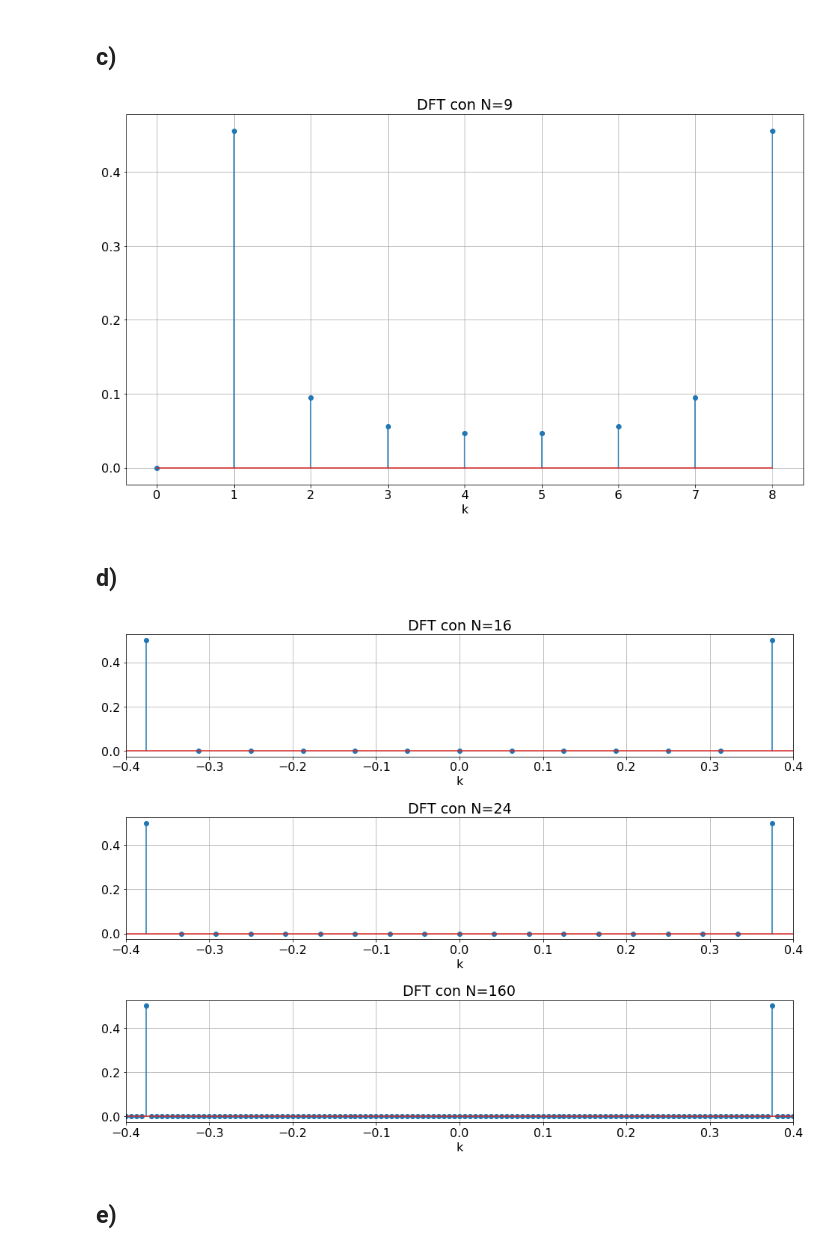
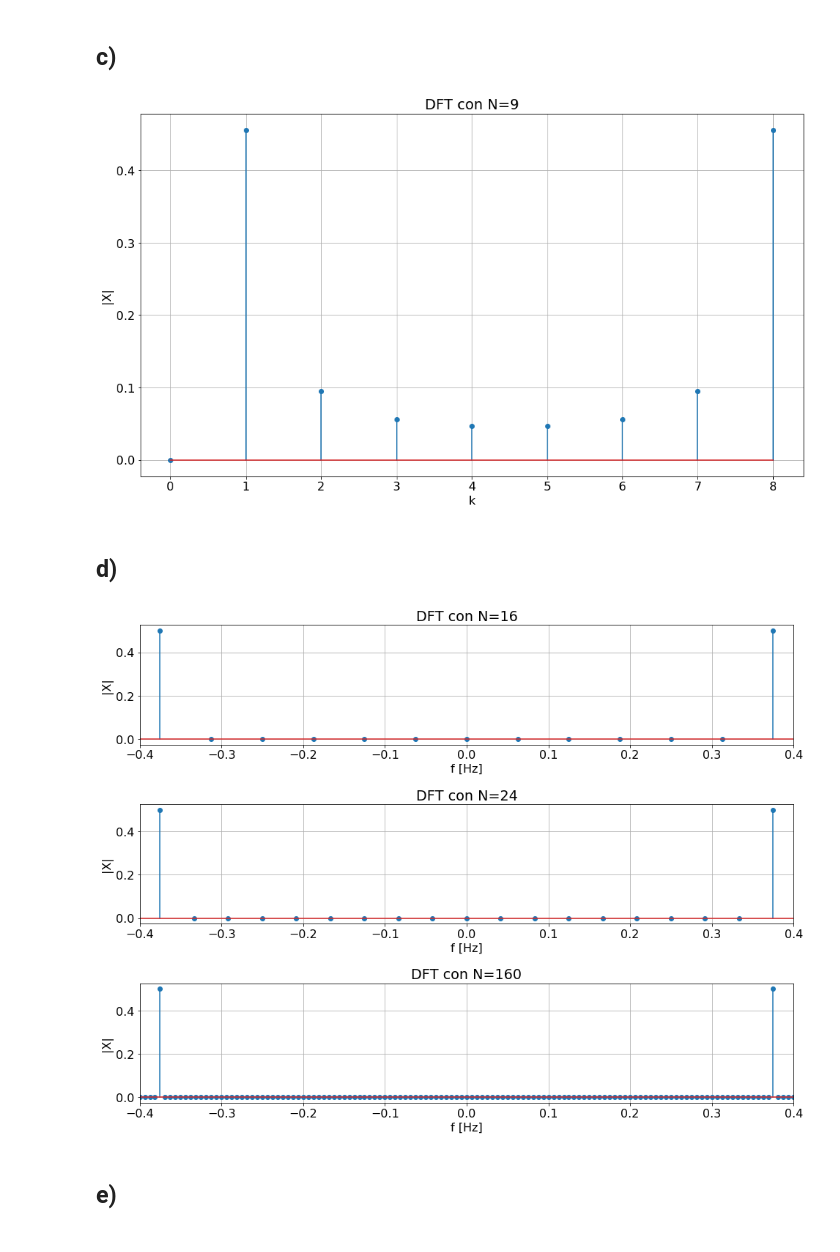
Before and after one commit to LautaroAndresSaez/Codigos_DSP, a Jupyter notebook: 01-Discreta-Periodica.ipynb, the cells around one changed output. Cells and saved outputs as stored; diff of their text form; code cells hidden in the pictures.

```diff
--- a/01-Discreta-Periodica.ipynb
+++ b/01-Discreta-Periodica.ipynb
@@ -60,10 +70,11 @@ X_mod = np.abs( calcular_fft( x, N )['X'] )
 plt.stem( X_mod )
 plt.grid()
 plt.xlabel( 'k' )
+plt.ylabel( '|X|' )
 plt.title( f'DFT con N={N}' )
 plt.savefig( './Img/punto_1_c.png' )
 # %% [output]
-[figure, old version]
+[figure, new version]
 # %% [markdown]
 ## d)
 # %%
@@ -72,17 +83,19 @@ transformadas = calcular_fft( x, Ns )
 # %%
 fig = plt.figure( figsize=( 16,12 ) )
 plt.subplots_adjust( hspace=.5 )
 axs = fig.subplots( len(Ns), 1 )
 for i in range( len(Ns) ):
     N = transformadas['Ns'][i]
     axs[i].stem( transformadas['freq'][i] ,np.abs(transformadas['X'][i]) )
-    axs[i].set_xlabel( 'k' )
+    axs[i].set_xlabel( 'f [Hz]' )
     axs[i].grid()
     axs[i].set_xlim( [ -0.4, 0.4 ] )
     axs[i].set_title( f'DFT con N={ N }' )
+    axs[i].set_ylabel( '|X|' )
+
 plt.savefig( './Img/punto_1_d.png' )
 # %% [output]
-[figure, old version]
+[figure, new version]
 # %% [markdown]
 ## e)
 # %%
```
Also changed, not shown: parts of 15 cells of this notebook, 24 other files.
